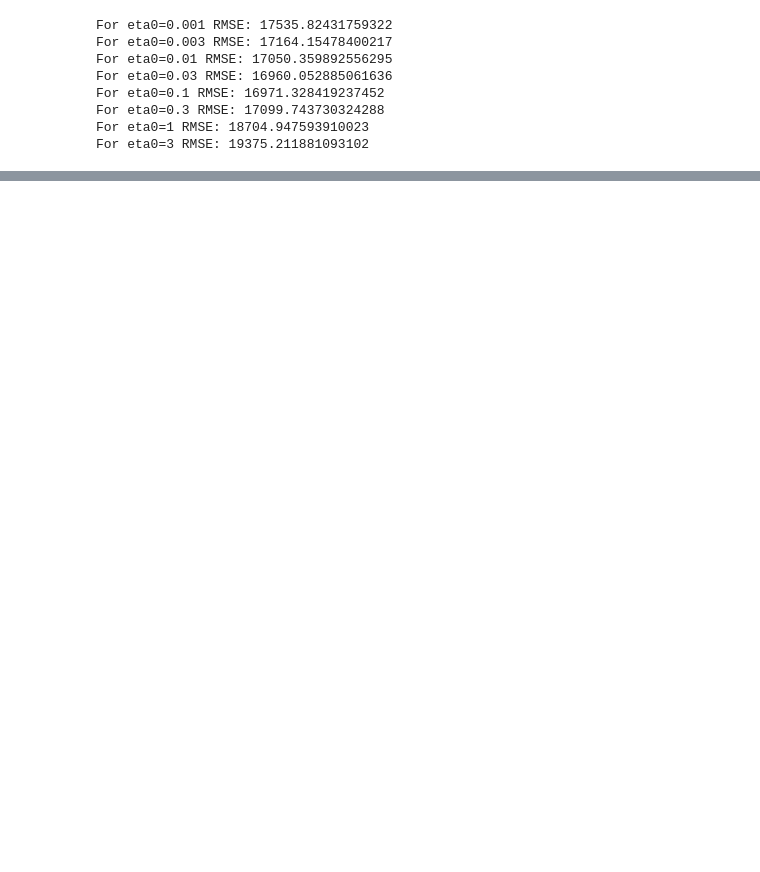
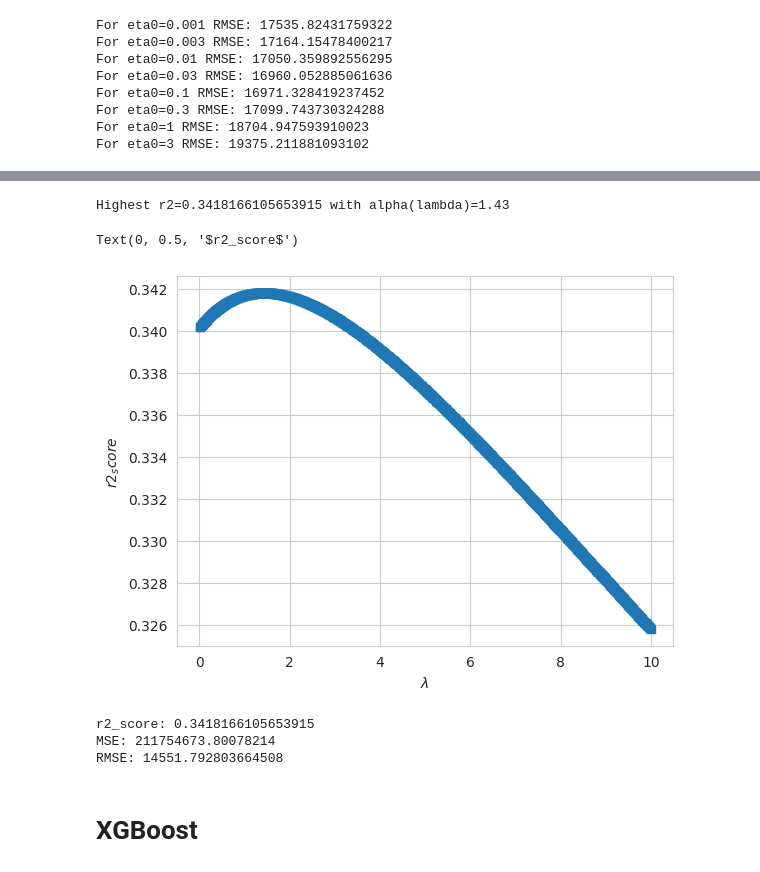
Before and after one commit to The220th/etu2022_AI_ML_NN, a Jupyter notebook: ML/lab3/lab3.ipynb, the cells around one changed output, grey strips where cells are left out. Saved outputs shown, nothing was run; the diff lists cells and outputs as text; code cells hidden in the pictures; blank space fills up the shorter version.

```diff
--- a/ML/lab3/lab3.ipynb
+++ b/ML/lab3/lab3.ipynb
@@ -672,0 +793,7 @@ sorted(list(zip(X.columns, linear_regression_model.coef_)),
+# %%
+# alpha (lambda) = 20.3 is OK
+l1r = Lasso(alpha = 20.3)
+l1r.fit(X_train, Y_train)
+Y_pred = l1r.predict(X_test)
+
+print(show_error(Y_test, Y_pred))
@@ -672,0 +812,36 @@ sorted(list(zip(X.columns, linear_regression_model.coef_)),
+# %%
+Ys = []
+Xs = []
+for i in range(1, 1000):
+    l_alpha = i*1 / 100
+    model = Ridge(alpha = l_alpha)
+    model.fit(X_train, Y_train)
+    Y_pred = model.predict(X_test)
+    r2 = r2_score(Y_test, Y_pred)
+    Xs.append(l_alpha)
+    Ys.append(r2)
+
+r2_max = max(Ys)
+r2_max_i = Ys.index(r2_max)
+print(f"Highest r2 = {r2_max} with alpha (lambda) = {Xs[r2_max_i]}")
+
+plt.plot(Xs, Ys, marker="s")
+plt.xlabel("$λ$")
+plt.ylabel("$r2_score$")
+# %% [output]
+Highest r2=0.3418166105653915 with alpha(lambda)=1.43
+Text(0, 0.5, '$r2_score$')
+[figure, added]
+# %%
+# alpha (lambda) = 1.43 is OK
+l2r = Ridge(alpha = 1.43)
+l2r.fit(X_train, Y_train)
+Y_pred = l2r.predict(X_test)
+
+print(show_error(Y_test, Y_pred))
+# %% [output]
+r2_score: 0.3418166105653915
+MSE: 211754673.80078214
+RMSE: 14551.792803664508
+# %% [markdown]
+# XGBoost
```
Also changed, not shown: parts of 20 cells of this notebook.
